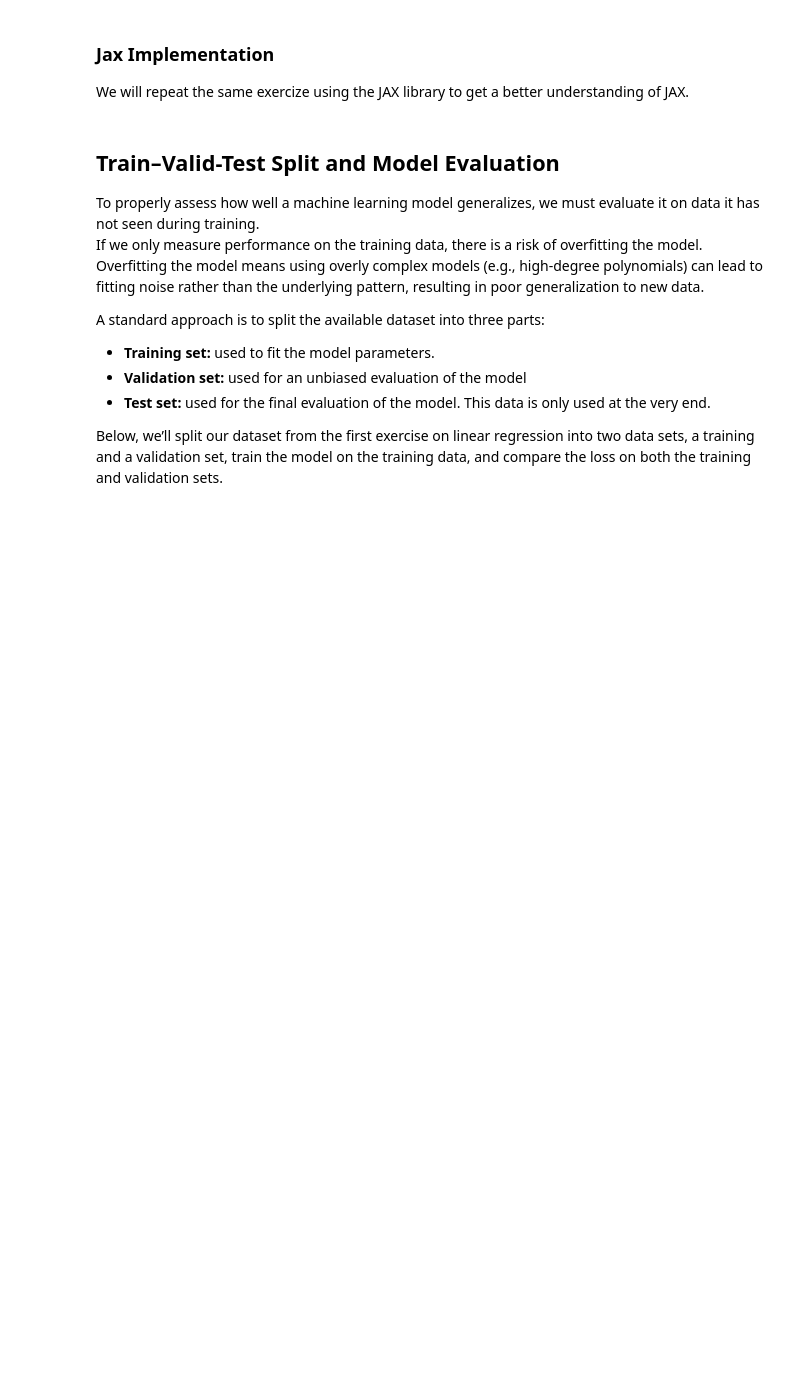
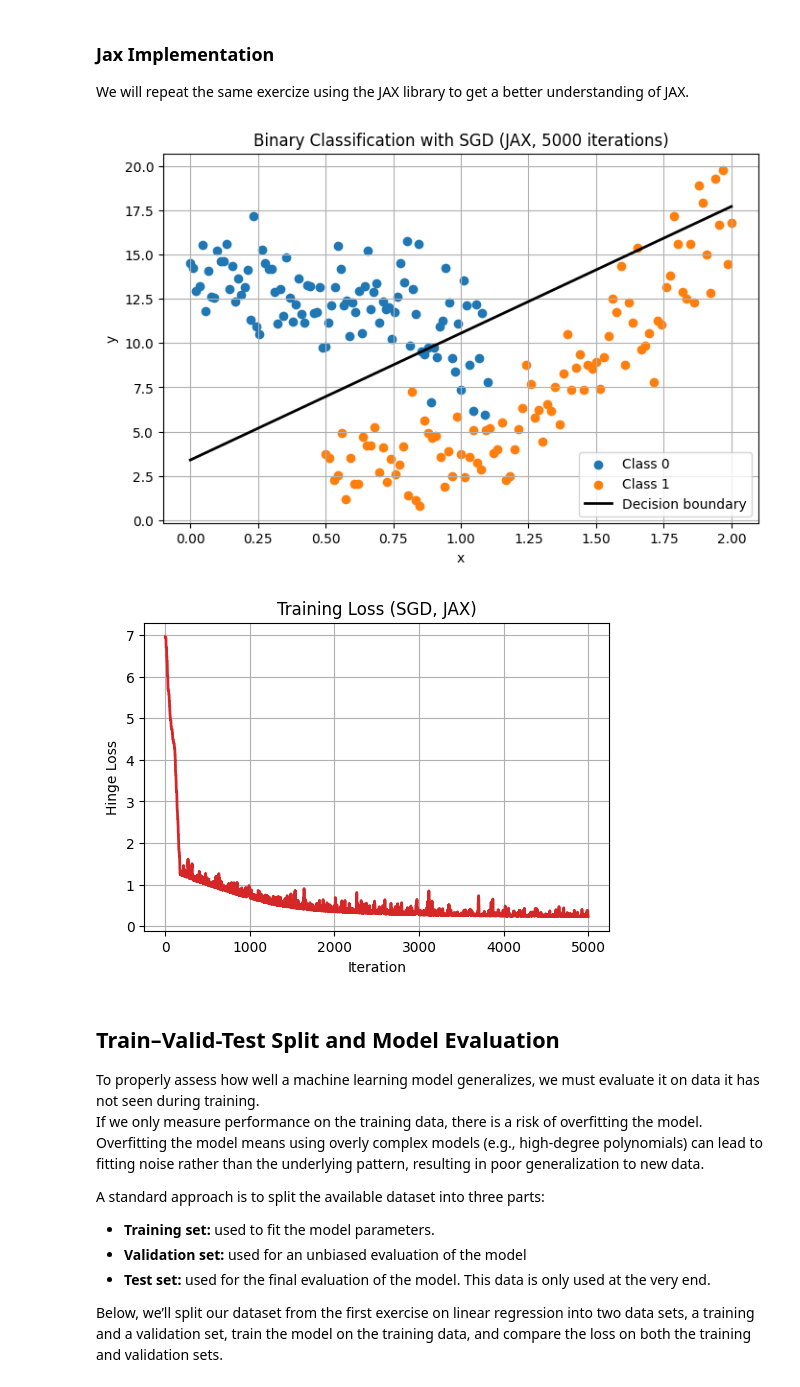
Before and after one commit to faressc/dl4ad, a Jupyter notebook: notebooks/02-machine_learning_fundamentals.ipynb, the cells around one changed output. Cells and saved outputs as stored; diff of their text form; code cells hidden in the pictures; blank space fills up the shorter version.

```diff
--- a/notebooks/02-machine_learning_fundamentals.ipynb
+++ b/notebooks/02-machine_learning_fundamentals.ipynb
@@ -544,35 +544,38 @@ def stochastic_gradient_descent_jax(key, x, y, lr=0.05, n_iter=1000):
 # %%
 # Defining the number of iterations and learning rate
 n_iters = 5000
 lr = 0.003
 
 theta, loss_history = stochastic_gradient_descent_jax(key, X, Y, lr, n_iters)
 
 theta_0, theta_1, theta_2 = theta
 
 x_line = jnp.linspace(X[:,0].min(), X[:,0].max(), 100)
 y_line = -(theta_0 + theta_1 * x_line) / theta_2
 
 # Plot data and fitted line
 plt.figure(figsize=(8,5))
-plt.scatter(x0, y0, color="C0", label="Class 0")
-plt.scatter(x1, y1, color="C1", label="Class 1")
+plt.scatter(x_class_0_0, x_class_0_1, color="C0", label="Class 0")
+plt.scatter(x_class_1_0, x_class_1_1, color="C1", label="Class 1")
 plt.plot(x_line, y_line, color="black", lw=2, label="Decision boundary")
 plt.xlabel("x")
 plt.ylabel("y")
 plt.title(f"Binary Classification with SGD (JAX, {n_iters} iterations)")
 plt.grid(True)
 plt.legend()
 plt.show()
 
 # Plot loss over iterations
 plt.figure(figsize=(6,4))
 plt.plot(loss_history, color="C3", lw=2)
 plt.xlabel("Iteration")
 plt.ylabel("Hinge Loss")
 plt.title("Training Loss (SGD, JAX)")
 plt.grid(True)
 plt.show()
+# %% [output]
+[figure, added]
+[figure, added]
 # %% [markdown]
 ## Train–Valid-Test Split and Model Evaluation
 
```
Also changed, not shown: parts of 4 cells of this notebook.
